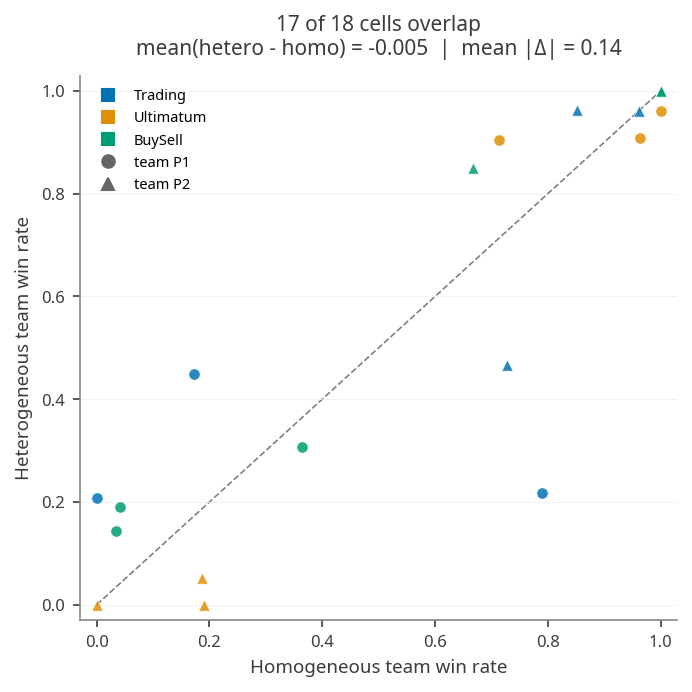
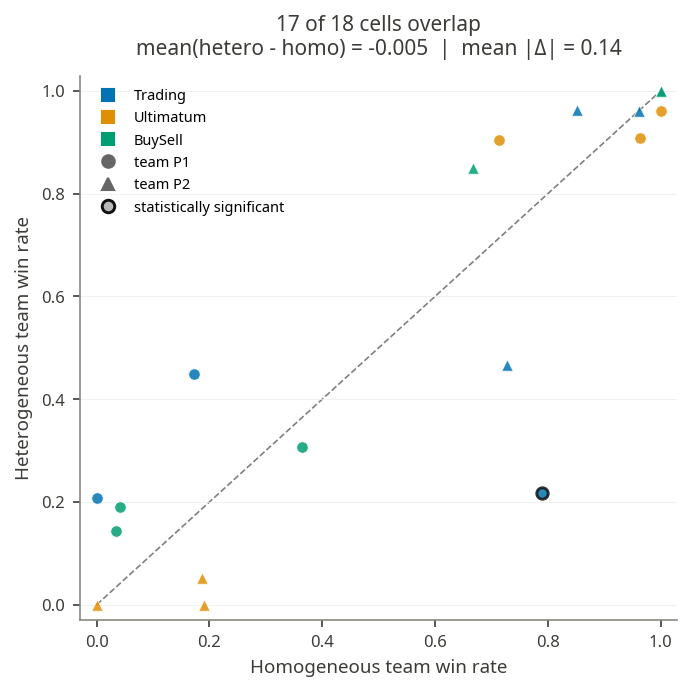
The notebook cell's code change between the first figure and the second:
--- before
+++ after
@@ -1,10 +1,14 @@
 fig, ax = plt.subplots(figsize=(HALF_WIDTH * 1.5, HALF_WIDTH * 1.5))
 ax.plot([0, 1], [0, 1], ls="--", color="0.5", lw=0.8, zorder=0)
+SIG_EDGE = "#111111"
 for _, r in HH.iterrows():
+    edge, lw = (SIG_EDGE, 1.4) if r.rel != "overlap" else ("white", 0.4)
     ax.scatter(r.homo_wr, r.hetero_wr, s=30, color=GAME_COLORS[r.game],
-               marker="o" if r.seat == "P1" else "^", alpha=0.85, edgecolor="white", linewidth=0.4)
+               marker="o" if r.seat == "P1" else "^", alpha=0.85, edgecolor=edge, linewidth=lw)
 leg_seat = [Line2D([], [], marker="o", ls="", color="0.4", label="team P1"),
             Line2D([], [], marker="^", ls="", color="0.4", label="team P2")]
-ax.legend(handles=leg_game + leg_seat, loc="upper left", fontsize=7)
+leg_ci = [Line2D([], [], marker="o", ls="", markerfacecolor="0.72", markeredgecolor=SIG_EDGE,
+                 markeredgewidth=1.4, color="0.72", label="statistically significant")]
+ax.legend(handles=leg_game + leg_seat + leg_ci, loc="upper left", fontsize=7)
 ax.set_xlim(-0.03, 1.03); ax.set_ylim(-0.03, 1.03)
 ax.set_xlabel("Homogeneous team win rate"); ax.set_ylabel("Heterogeneous team win rate")

Commit: Update thesis